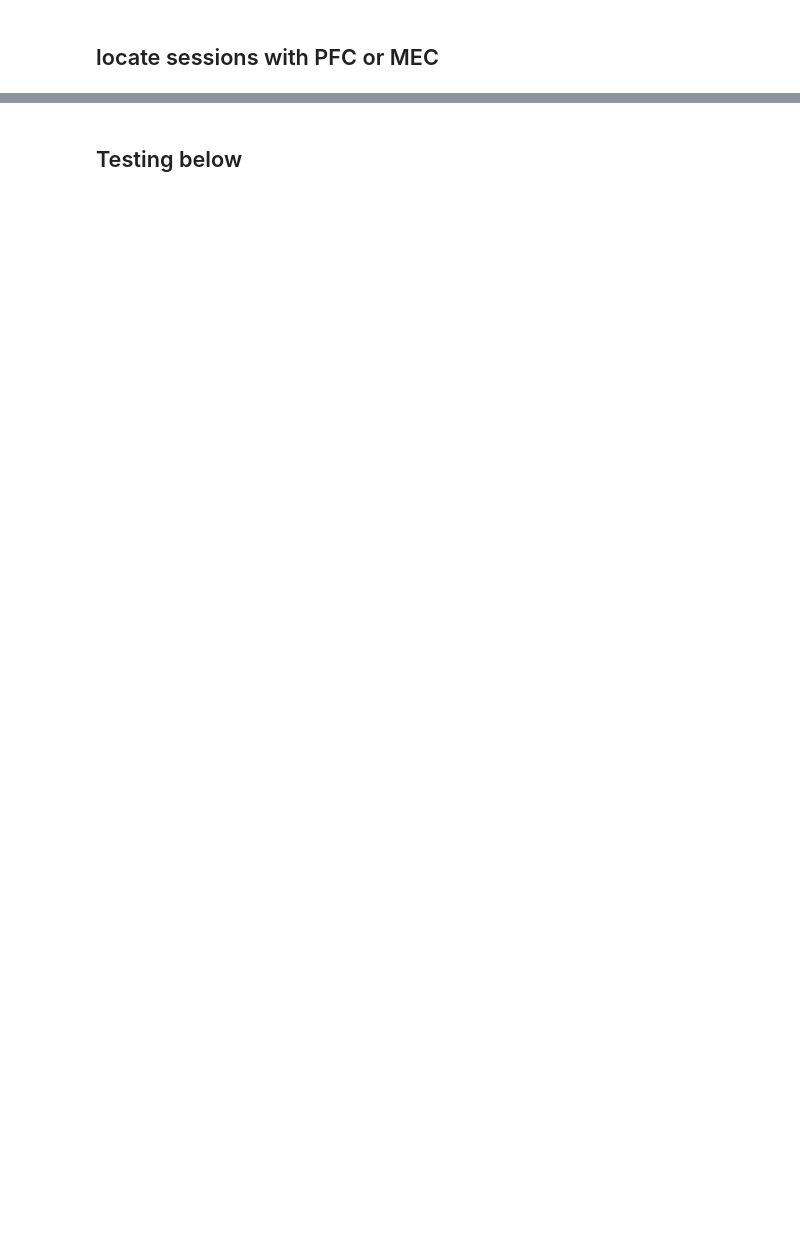
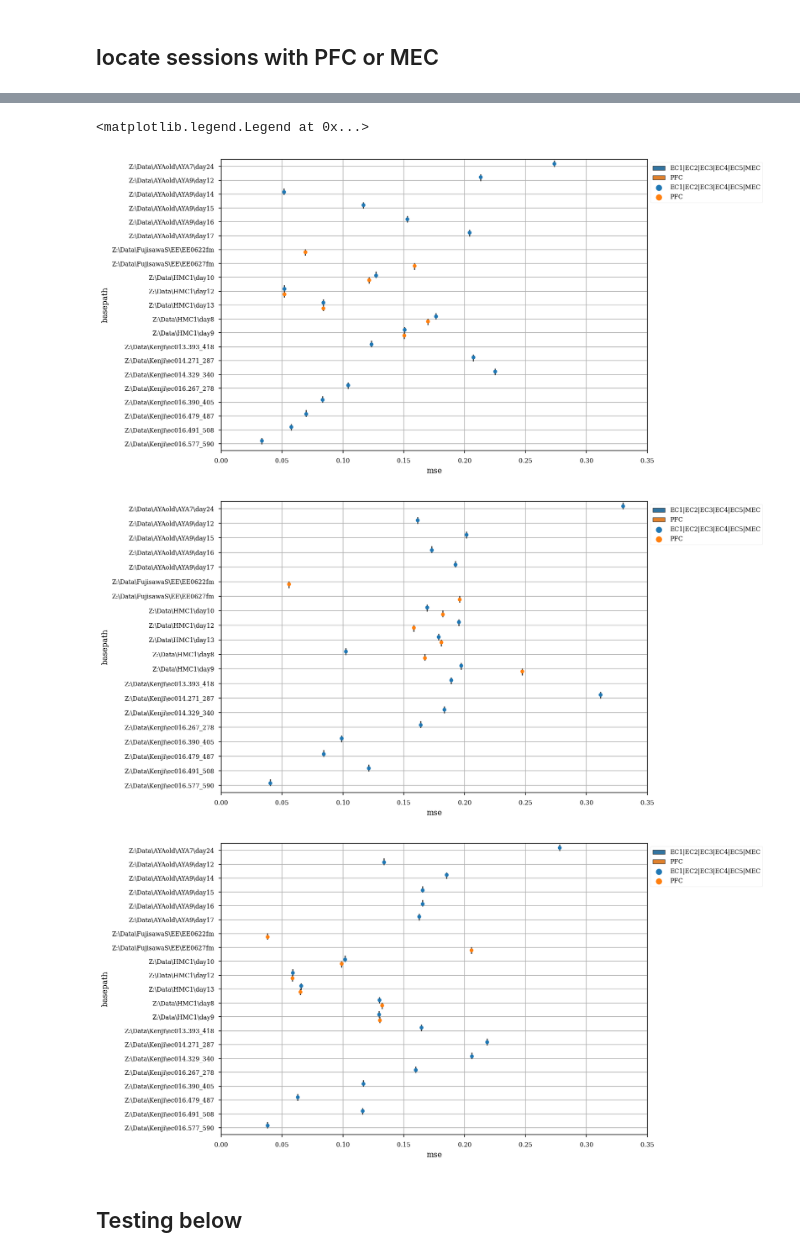
Before and after one commit to ryanharvey1/ripple_heterogeneity, a Jupyter notebook: scripts/readout/predict_downsteam.ipynb, the cells around one changed output, grey strips where cells are left out. Saved outputs shown, nothing was run; the diff lists cells and outputs as text; code cells hidden in the pictures; blank space fills up the shorter version.

```diff
--- a/scripts/readout/predict_downsteam.ipynb
+++ b/scripts/readout/predict_downsteam.ipynb
@@ -98,3 +111,29 @@ results
+# %%
+plt.figure(figsize=(10, 7))
+sns.boxplot(y="basepath", x="mse", hue="targ_reg", data=results[results.epoch_i==0])
+sns.stripplot(y="basepath", x="mse", hue="targ_reg", data=results[results.epoch_i==0], size=5,dodge=True)
+plt.grid()
+plt.xlim(0, 0.35)
+plt.legend(loc="upper left", bbox_to_anchor=(1, 1))
+
+plt.figure(figsize=(10, 7))
+sns.boxplot(y="basepath", x="mse", hue="targ_reg", data=results[results.epoch_i==1])
+sns.stripplot(y="basepath", x="mse", hue="targ_reg", data=results[results.epoch_i==1], size=5,dodge=True)
+plt.grid()
+plt.xlim(0, 0.35)
+plt.legend(loc="upper left", bbox_to_anchor=(1, 1))
+
+plt.figure(figsize=(10, 7))
+sns.boxplot(y="basepath", x="mse", hue="targ_reg", data=results[results.epoch_i==2])
+sns.stripplot(y="basepath", x="mse", hue="targ_reg", data=results[results.epoch_i==2], size=5,dodge=True)
+plt.grid()
+plt.xlim(0, 0.35)
+plt.legend(loc="upper left", bbox_to_anchor=(1, 1))
+# %% [output]
+<matplotlib.legend.Legend at 0x...>
+[figure, added]
+[figure, added]
+[figure, added]
 # %% [markdown]
 ## Testing below
 # %%
```
Also changed, not shown: parts of 11 cells of this notebook.
